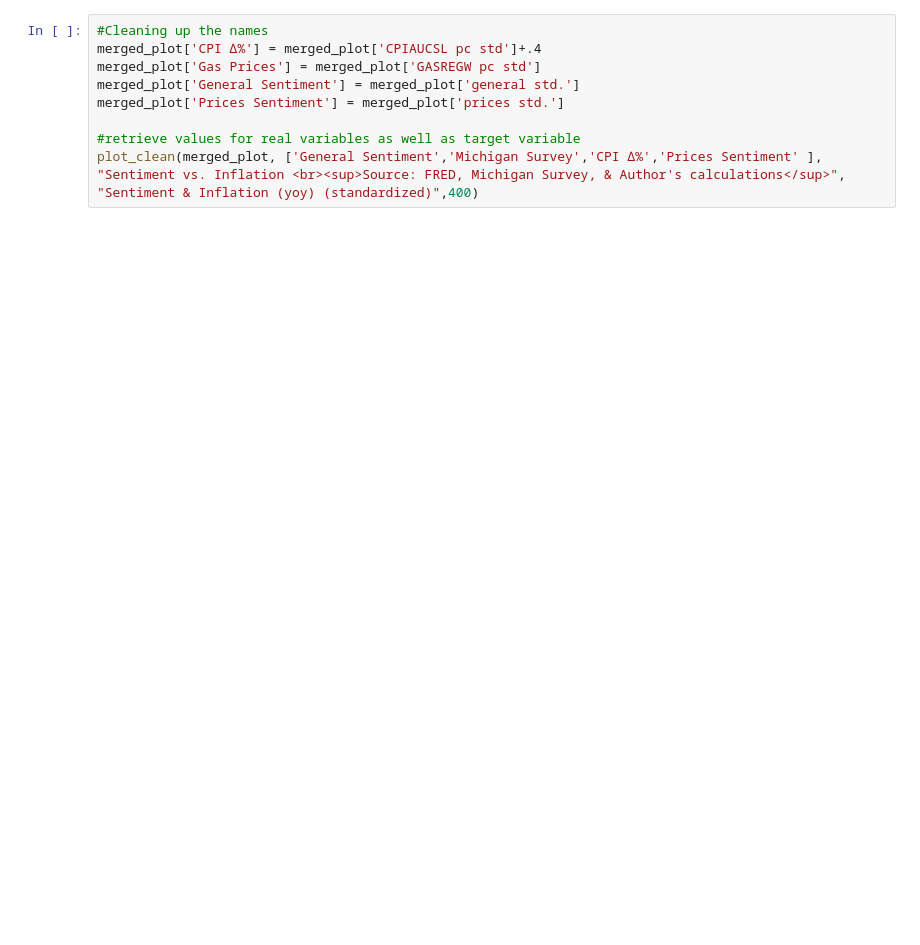
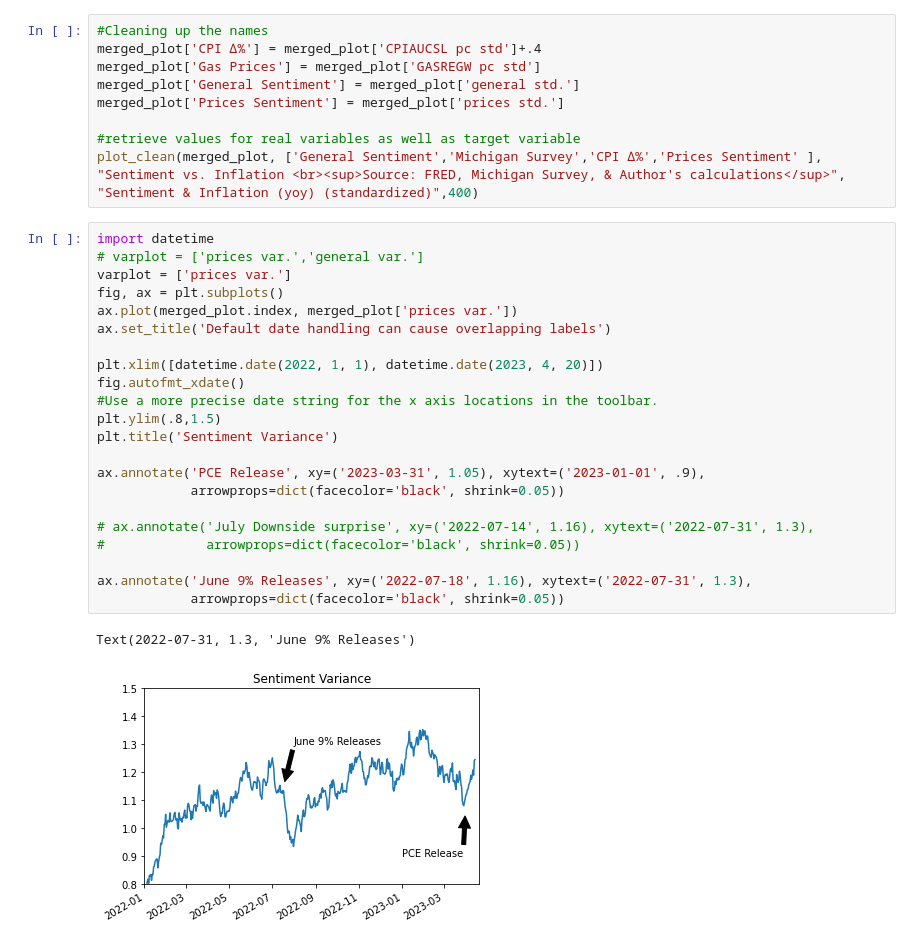
Before and after one commit to willcrossb/RT_sentiment, a Jupyter notebook: analysis.ipynb, the cells around one changed output. Saved outputs shown, nothing was run; the diff lists cells and outputs as text; blank space fills up the shorter version.

Commit message:
added variance analysis

```diff
--- a/analysis.ipynb
+++ b/analysis.ipynb
@@ -304,3 +303,28 @@ merged_plot['Prices Sentiment'] = merged_plot['prices std.']
 
 #retrieve values for real variables as well as target variable
 plot_clean(merged_plot, ['General Sentiment','Michigan Survey','CPI ∆%','Prices Sentiment' ], "Sentiment vs. Inflation <br><sup>Source: FRED, Michigan Survey, & Author's calculations</sup>", "Sentiment & Inflation (yoy) (standardized)",400)
+# %%
+import datetime
+# varplot = ['prices var.','general var.']
+varplot = ['prices var.']
+fig, ax = plt.subplots()
+ax.plot(merged_plot.index, merged_plot['prices var.'])
+ax.set_title('Default date handling can cause overlapping labels')
+
+plt.xlim([datetime.date(2022, 1, 1), datetime.date(2023, 4, 20)])
+fig.autofmt_xdate()
+#Use a more precise date string for the x axis locations in the toolbar.
+plt.ylim(.8,1.5)
+plt.title('Sentiment Variance')
+
+ax.annotate('PCE Release', xy=('2023-03-31', 1.05), xytext=('2023-01-01', .9),
+            arrowprops=dict(facecolor='black', shrink=0.05))
+
+# ax.annotate('July Downside surprise', xy=('2022-07-14', 1.16), xytext=('2022-07-31', 1.3),
+#             arrowprops=dict(facecolor='black', shrink=0.05))
+
+ax.annotate('June 9% Releases', xy=('2022-07-18', 1.16), xytext=('2022-07-31', 1.3),
+            arrowprops=dict(facecolor='black', shrink=0.05))
+# %% [output]
+Text(2022-07-31, 1.3, 'June 9% Releases')
+[figure, added]
```
Also changed, not shown: parts of 8 cells of this notebook, 1 other file.
